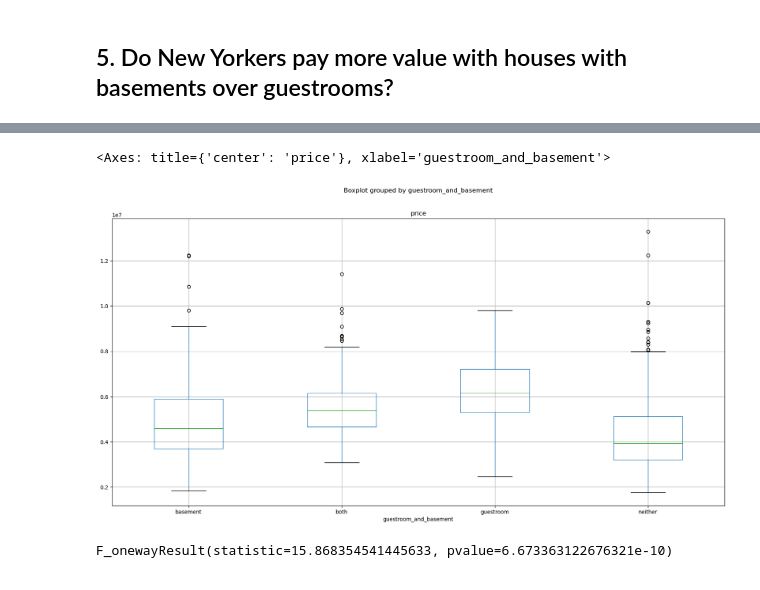
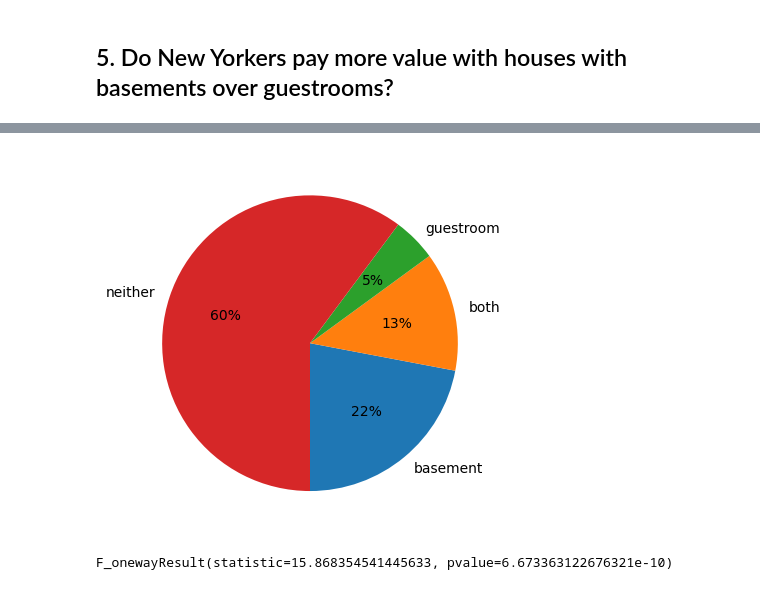
Before and after one commit to alanaadams/Project1, a Jupyter notebook: HomeattributePricing.ipynb, the cells around one changed output, grey strips where cells are left out. Drawn from its saved outputs; the diff is of its cells as text; code cells hidden in the pictures.

Commit message:
added charts and analysis to Q5, Q6, Q7)

```diff
--- a/HomeattributePricing.ipynb
+++ b/HomeattributePricing.ipynb
@@ -110,12 +110,16 @@ basements_vs_guestrooms_df.head()
 
 #Calculate the number of houses with basement and with guestrooms and with both basement & guestrooms
 bsmt_gstrm_count = basements_vs_guestrooms_df.groupby(["guestroom_and_basement"]).count()["price"]
-print(bsmt_gstrm_count)
+bsmt_gstrm_count_df = pd.DataFrame(bsmt_gstrm_count)
+print(bsmt_gstrm_count_df)
 
 #Calculate the average housing price with basement and with guestrooms and with both basement & guestrooms in the millions
 bsmt_gstrm_average = basements_vs_guestrooms_df.groupby(["guestroom_and_basement"]).mean()["price"]/1000000
-print(bsmt_gstrm_average)
+bsmt_gstrm_average_df = pd.DataFrame(bsmt_gstrm_average)
+print(bsmt_gstrm_average_df)
 
-# Create a boxplot to compare means
-basements_vs_guestrooms_df.boxplot("price", by="guestroom_and_basement", figsize=(20, 10))
+#create pie chart for homebuyer preferences
+bsmt_gstrm_count.plot(kind='pie', y='price', autopct='%1.0f%%', startangle=270, ylabel='')
+plt.savefig("Resources/basement_vs_guestroom_pie.png")
+plt.show()
 # %% [output]
@@ -134,3 +138,2 @@ Name: price, dtype: float64
-<Axes: title={'center': 'price'}, xlabel='guestroom_and_basement'>
-[figure, old version]
+[figure, new version]
 # %%
```
Also changed, not shown: parts of 3 cells of this notebook, 2 other files.
